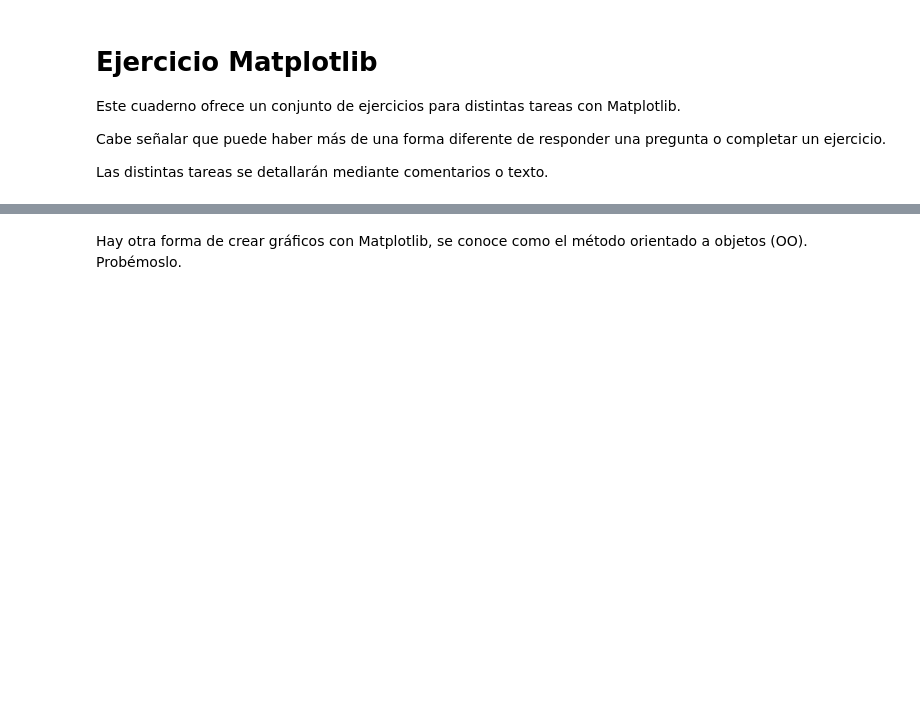
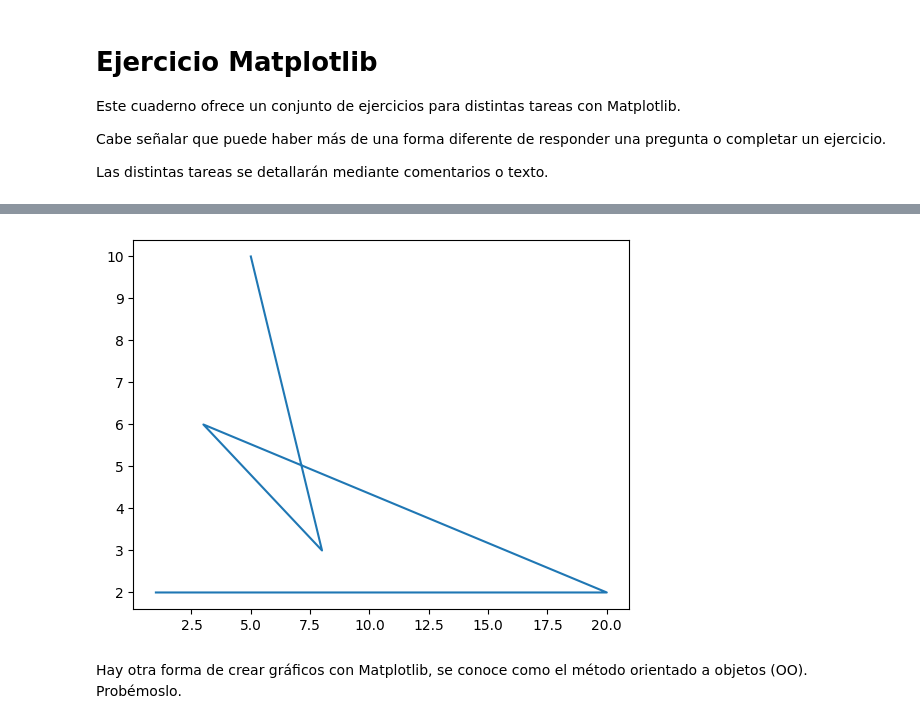
Before and after one commit to AlexDotel/Practicas-Machine-Learning, a Jupyter notebook: Ejercicio_Matplotlib.ipynb, the cells around one changed output, grey strips where cells are left out. Saved outputs shown, nothing was run; the diff lists cells and outputs as text; code cells hidden in the pictures; blank space fills up the shorter version.

```diff
--- a/Ejercicio_Matplotlib.ipynb
+++ b/Ejercicio_Matplotlib.ipynb
@@ -37,7 +29,15 @@ plt.show()
 # %%
 # Crea dos listas, una llamada X, una llamada y, cada una con 5 números en ellas
+
+x = [1, 20, 3, 8, 5]
+y = [2, 2, 6, 3, 10]
 # %%
 # Grafica X e y (las listas que has creado)
+
+plt.plot(x, y)
+plt.show()
+# %% [output]
+[figure, added]
 # %% [markdown]
 
 Hay otra forma de crear gráficos con Matplotlib, se conoce como el método orientado a objetos (OO). Probémoslo.
```
Also changed, not shown: parts of 5 cells of this notebook.
